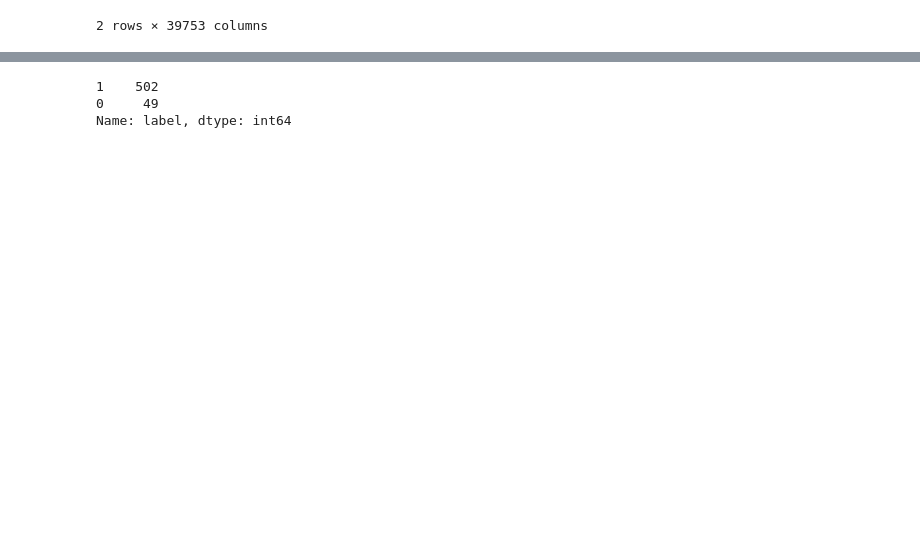
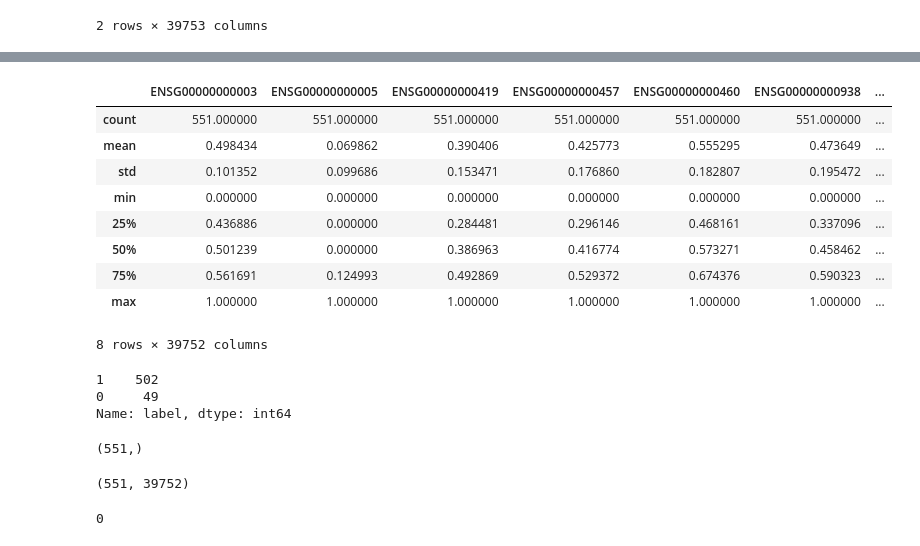
Before and after one commit to FirasSadiyah/TCGA_ML, a Jupyter notebook: 04_MachineLearning.ipynb, the cells around one changed output, grey strips where cells are left out. Saved outputs shown, nothing was run; the diff lists cells and outputs as text; code cells hidden in the pictures; blank space fills up the shorter version.

```diff
--- a/04_MachineLearning.ipynb
+++ b/04_MachineLearning.ipynb
@@ -45,0 +77,5 @@ lusc_data.head(n = 2)
+# %%
+# let's use `MinMaxScaler()` to Min-Max -> range[0,1] normalise each feature (column)
+lusc_data_zstd_mm = pd.DataFrame(data    = MinMaxScaler().fit_transform(lusc_data_zstd.iloc[:, :-1]),
+                            index   = lusc_data_zstd.index,
+                            columns = list(lusc_data_zstd.columns[:-1])).join(lusc_data_zstd['label']) # or lusc_data_zstd.iloc[:,-1:]
@@ -46,2 +89,15 @@ lusc_data.head(n = 2)
+# %%
+lusc_data_zstd_mm.describe()
+# %% [output]
+|  | ENSG00000000003 | ENSG00000000005 | ENSG00000000419 | ENSG00000000457 | ENSG00000000460 | ENSG00000000938 | ... |
+| count | 551.000000 | 551.000000 | 551.000000 | 551.000000 | 551.000000 | 551.000000 | ... |
+| mean | 0.498434 | 0.069862 | 0.390406 | 0.425773 | 0.555295 | 0.473649 | ... |
+| std | 0.101352 | 0.099686 | 0.153471 | 0.176860 | 0.182807 | 0.195472 | ... |
+| min | 0.000000 | 0.000000 | 0.000000 | 0.000000 | 0.000000 | 0.000000 | ... |
+| 25% | 0.436886 | 0.000000 | 0.284481 | 0.296146 | 0.468161 | 0.337096 | ... |
+| 50% | 0.501239 | 0.000000 | 0.386963 | 0.416774 | 0.573271 | 0.458462 | ... |
+| 75% | 0.561691 | 0.124993 | 0.492869 | 0.529372 | 0.674376 | 0.590323 | ... |
+| max | 1.000000 | 1.000000 | 1.000000 | 1.000000 | 1.000000 | 1.000000 | ... |
+8 rows × 39752 columns
 # %%
 # let's encode the labels
@@ -54,4 +110,20 @@ print(lusc_data["label"].value_counts())
 1    502
 0     49
 Name: label, dtype: int64
+# %%
+# let's construct the target vector
+labels = np.array(lusc_data_zstd_mm['label'])
+labels.shape
+# %% [output]
+(551,)
+# %%
+# let's construct the feature matrix (by dropping the label column)
+features = lusc_data_zstd_mm.drop('label', axis = 1)
+features.shape
+# %% [output]
+(551, 39752)
+# %%
+features.isnull().sum().sum()
+# %% [output]
+0
 # %%
```
Also changed, not shown: parts of 25 cells of this notebook.
